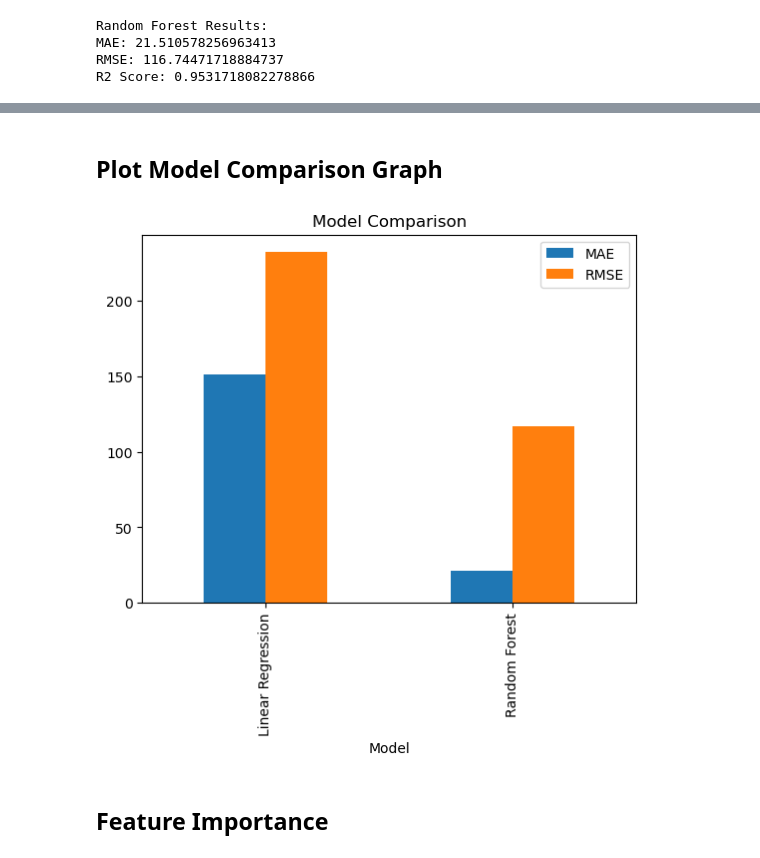
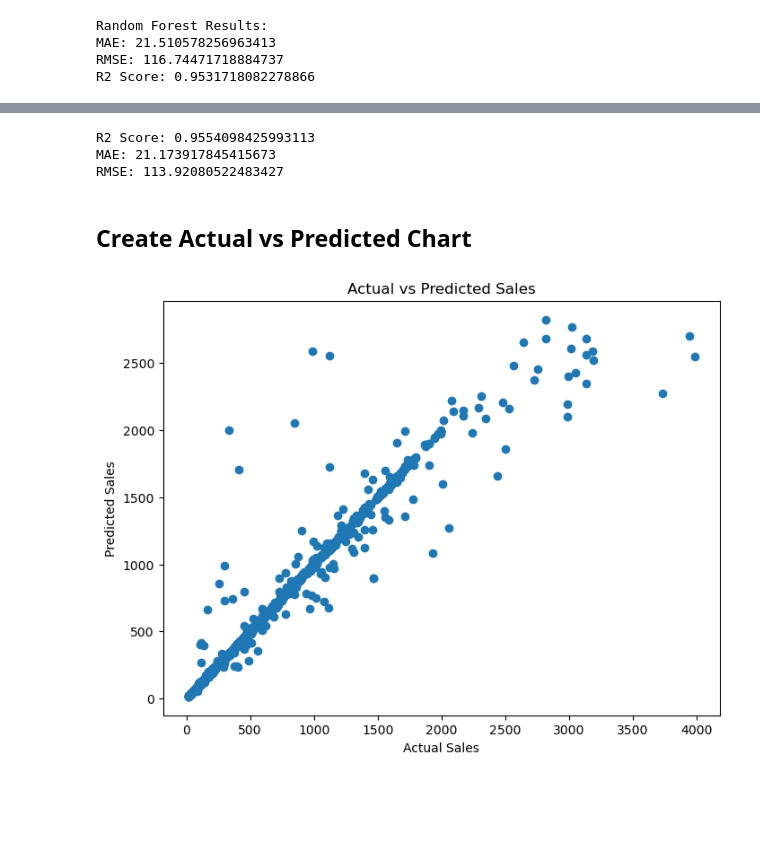
Before and after one commit to mohammedfavasv0-hue/MACHINE-LEARNING-ASSIGNMENT, a Jupyter notebook: retail_project.ipynb, the cells around one changed output, grey strips where cells are left out. Cells and saved outputs as stored; diff of their text form; code cells hidden in the pictures; blank space fills up the shorter version.

```diff
--- a/retail_project.ipynb
+++ b/retail_project.ipynb
@@ -800 +1048,3 @@ R2 Score: 0.9531718082278866
+# %%
+y_pred = final_model.predict(X_test)
 # %% [markdown]
@@ -817,14 +1052,26 @@ results
-# %% [markdown]
-## Plot Model Comparison Graph
-# %%
-import matplotlib.pyplot as plt
-
-results.set_index("Model")[["MAE","RMSE"]].plot(kind="bar")
-plt.title("Model Comparison")
-plt.show()
-# %% [output]
-[figure, removed]
-# %% [markdown]
-## Feature Importance
+# %%
+from sklearn.metrics import r2_score, mean_absolute_error, mean_squared_error
+import numpy as np
+
+print("R2 Score:", r2_score(y_test, y_pred))
+print("MAE:", mean_absolute_error(y_test, y_pred))
+print("RMSE:", np.sqrt(mean_squared_error(y_test, y_pred)))
+# %% [output]
+R2 Score: 0.9554098425993113
+MAE: 21.173917845415673
+RMSE: 113.92080522483427
+# %% [markdown]
+## Create Actual vs Predicted Chart
+# %%
+import matplotlib.pyplot as plt
+
+plt.figure(figsize=(8,6))
+plt.scatter(y_test, y_pred)
+plt.xlabel("Actual Sales")
+plt.ylabel("Predicted Sales")
+plt.title("Actual vs Predicted Sales")
+plt.show()
+# %% [output]
+[figure, added]
 # %%
 import pandas as pd
```
Also changed, not shown: parts of 35 cells of this notebook.
